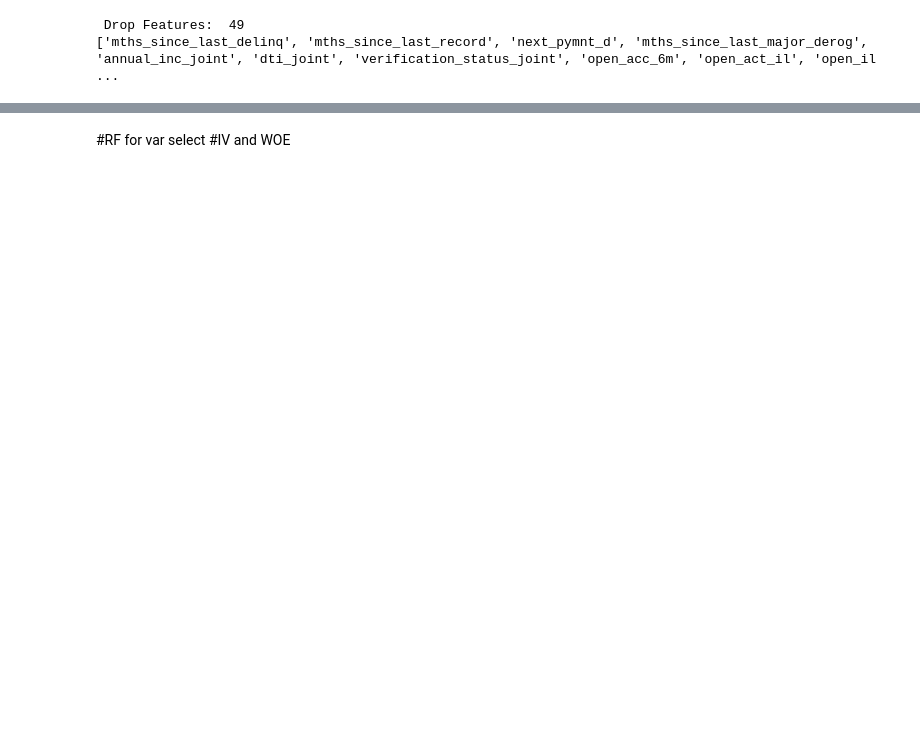
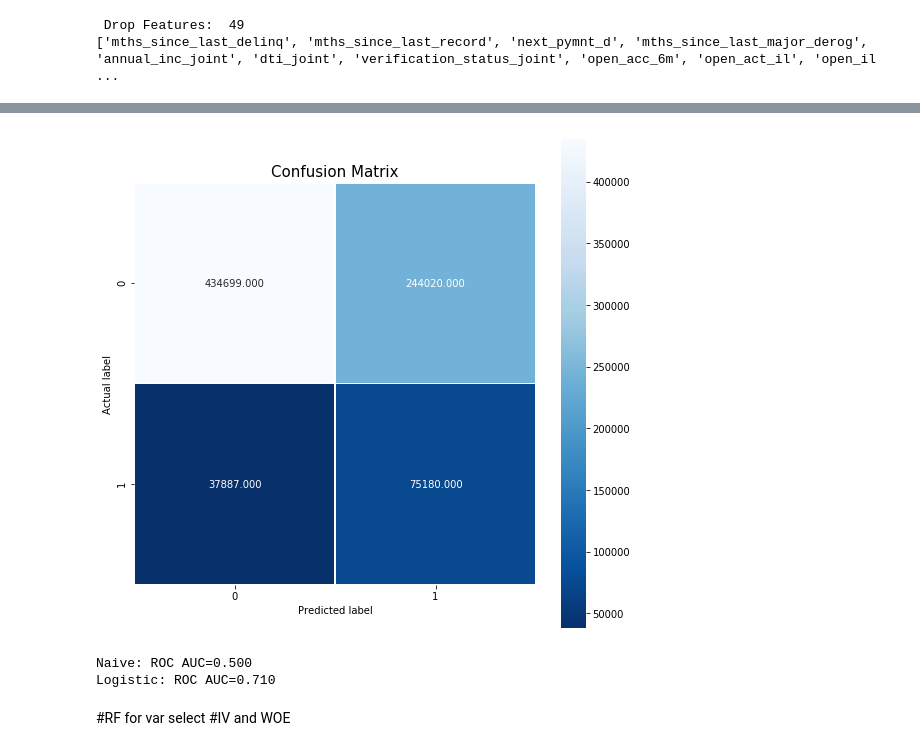
Before and after one commit to vvkhar/LC, a Jupyter notebook: LC.ipynb, the cells around one changed output, grey strips where cells are left out. Cells and saved outputs as stored; diff of their text form; code cells hidden in the pictures; blank space fills up the shorter version.

Commit message:
Update LC.ipynb
Logistic fitted

```diff
--- a/LC.ipynb
+++ b/LC.ipynb
@@ -215,0 +392,2 @@ loanData_vc.rsquare
+# %%
+df_Ytest = testSet.pop('coFlag')
@@ -215,0 +396,2 @@ loanData_vc.rsquare
+# %%
+df_Ytrain = df_Ytrain.to_frame()
@@ -215,0 +408,9 @@ loanData_vc.rsquare
+# %%
+c = [10, 1, .1, 0.01, .001]
+clf = LogisticRegression(penalty='l1',  C = c[4], class_weight = {0: .1427, 1: 0.8573}, solver='saga')
+clf.fit(trainSet, df_Ytrain)
+print('C:', c[4])
+print('Coefficient of each feature:', clf.coef_)
+print('Training accuracy:', clf.score(trainSet, df_Ytrain))
+print('Test accuracy:', clf.score(testSet, df_Ytest))
+print('')
@@ -215,0 +464,12 @@ loanData_vc.rsquare
+# %%
+predictions = clf.predict(testSet)
+cm = confusion_matrix(df_Ytest, predictions)
+# %%
+plt.figure(figsize=(9,9))
+sns.heatmap(cm, annot=True, fmt=".3f", linewidths=.5, square = True, cmap = 'Blues_r');
+plt.ylabel('Actual label');
+plt.xlabel('Predicted label');
+all_sample_title = 'Confusion Matrix'
+plt.title(all_sample_title, size = 15);
+# %% [output]
+[figure, added]
@@ -216,3 +479,14 @@ loanData_vc.rsquare
+# %%
+#clf.classes_
+lr_probs = lr_probs[:, 1]
+#Calculate and print auc score
+n_auc = roc_auc_score(df_Ytest, n_probs)
+lr_auc = roc_auc_score(df_Ytest, lr_probs)
+print('Naive: ROC AUC=%.3f' % (n_auc))
+print('Logistic: ROC AUC=%.3f' % (lr_auc))
+# %% [output]
+Naive: ROC AUC=0.500
+Logistic: ROC AUC=0.710
 # %% [markdown]
 
 #RF for var select
```
Also changed, not shown: parts of 95 cells of this notebook.
